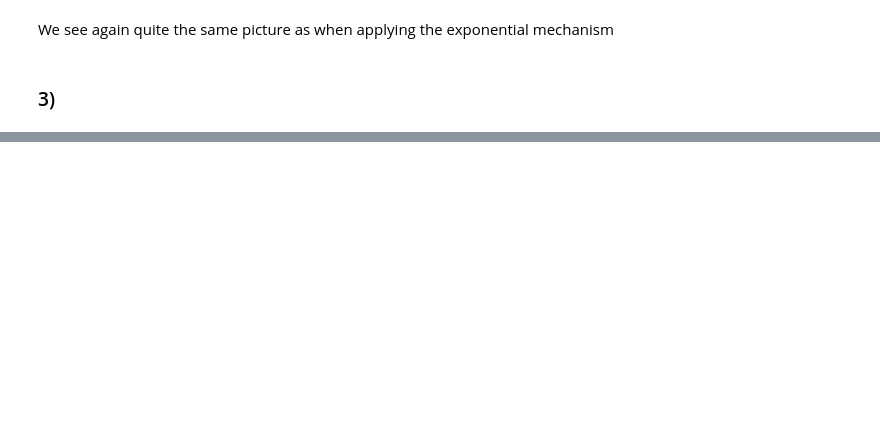
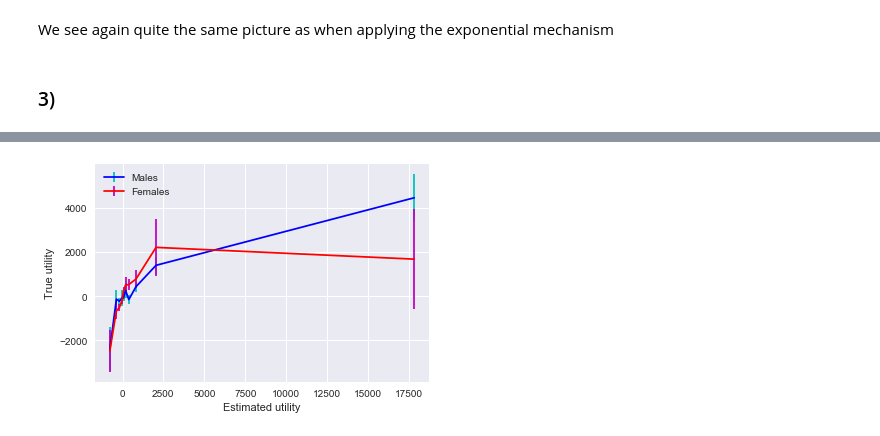
Before and after one commit to aleksaw/ml-society-science, a Jupyter notebook: src/project-1/Project-submission.ipynb, the cells around one changed output, grey strips where cells are left out. Drawn from its saved outputs; the diff is of its cells as text; code cells hidden in the pictures; blank space fills up the shorter version.

```diff
--- a/src/project-1/Project-submission.ipynb
+++ b/src/project-1/Project-submission.ipynb
@@ -1039,0 +1164,23 @@ We see again quite the same picture as when applying the exponential mechanism
+# %%
+splits = (0, 99, 199, 299, 399, 499, 599, 699, 799, 899, 999)
+x = [df['EU'].sort_values().iloc[i] for i in splits]
+x[0] -= 1
+y = {gender:
+     [np.mean(list(map(lambda x: x[0]*((1+rate)**x[1]-1) if x[2] == 1 else -x[0],
+                      df[['amount', 'duration', 'repaid']][(df['gender']==gender)&(df['EU']>x[i-1])&(df['EU']<=x[i])].values)))
+      for i in range(1, len(x))]
+     for gender in ('Male', 'Female')}
+ye = {gender:
+      [stats.sem(list(map(lambda x: x[0]*((1+rate)**x[1]-1) if x[2] == 1 else -x[0],
+                          df[['amount', 'duration', 'repaid']][(df['gender']==gender)&(df['EU']>x[i-1])&(df['EU']<=x[i])].values)))
+       for i in range(1, len(x))]
+      for gender in ('Male', 'Female')}
+# %%
+plt.errorbar(x[1:], y['Male'], color='b', yerr=ye['Male'], ecolor='c', label='Males')
+plt.errorbar(x[1:], y['Female'], color='r', yerr=ye['Female'], ecolor='m', label='Females')
+plt.legend()
+plt.xlabel('Estimated utility')
+plt.ylabel('True utility')
+plt.show()
+# %% [output]
+[figure, added]
```
Also changed, not shown: parts of 69 cells of this notebook, 3 other files.
